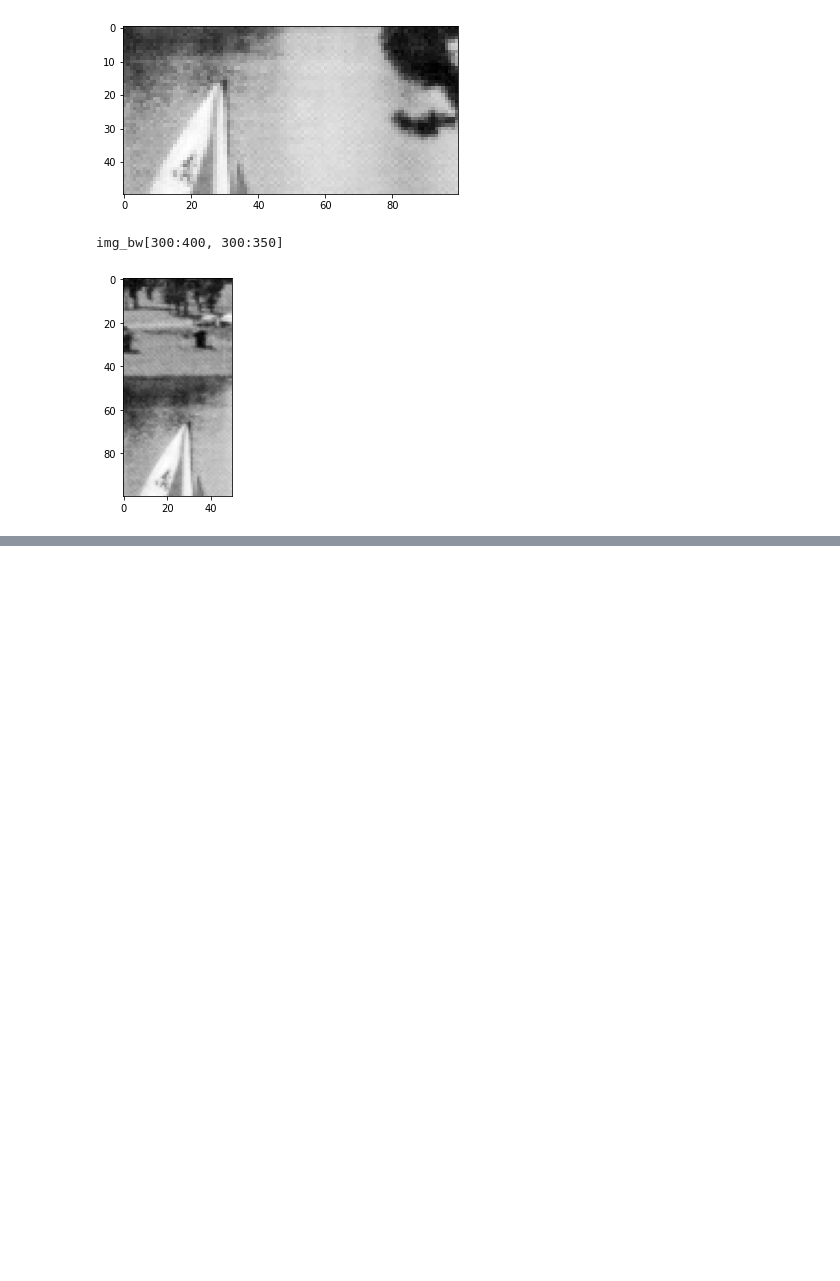
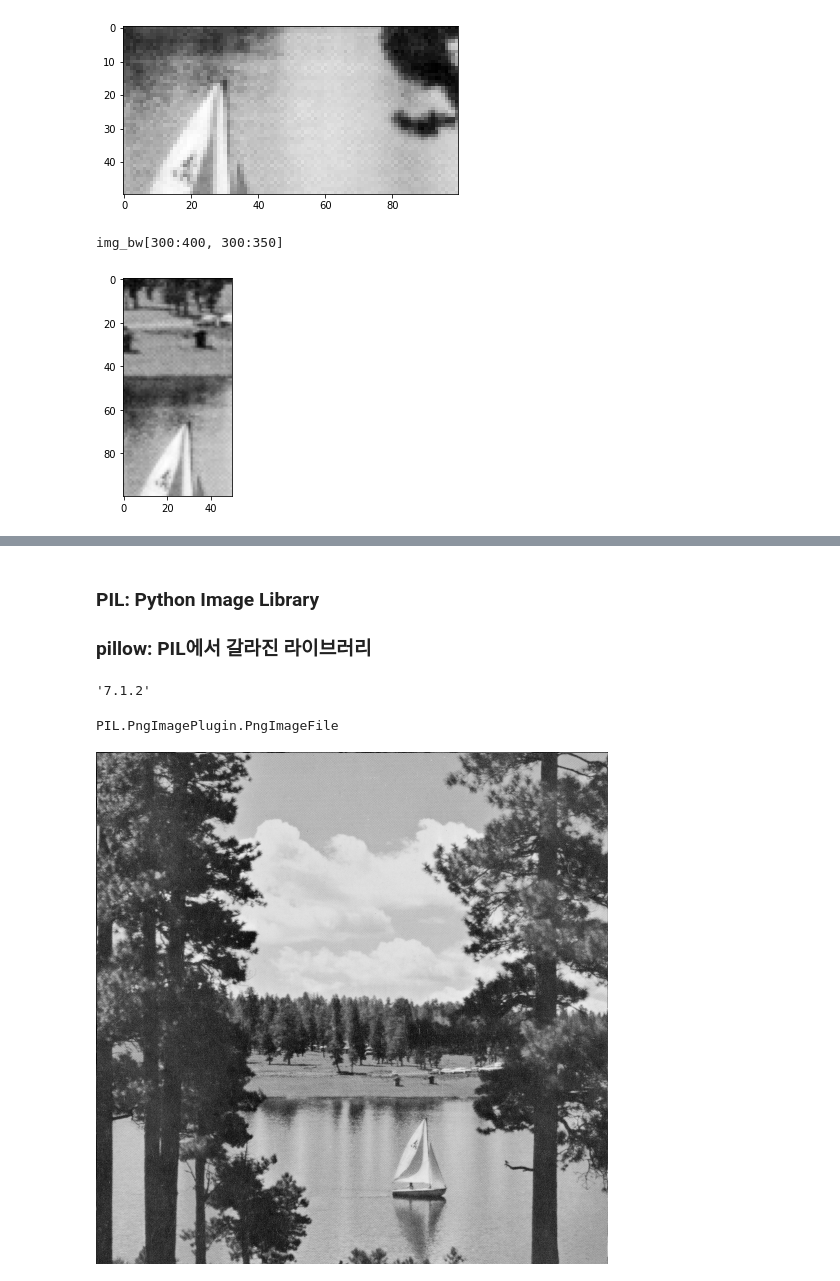
Before and after one commit to skimaza/colab_test, a Jupyter notebook: python_image_handling.ipynb, the cells around one changed output, grey strips where cells are left out. Cells and saved outputs as stored; diff of their text form; code cells hidden in the pictures; blank space fills up the shorter version.

```diff
--- a/python_image_handling.ipynb
+++ b/python_image_handling.ipynb
@@ -96,0 +97,3 @@ img_bw[300:400, 300:350]
+# %% [markdown]
+### PIL: Python Image Library
+### pillow: PIL에서 갈라진 라이브러리
@@ -96,0 +103,14 @@ img_bw[300:400, 300:350]
+# %%
+PIL.__version__
+# %% [output]
+'7.1.2'
+# %%
+img_pil = Image.open('drive/MyDrive/aSSIST/images/yacht_bw.png')
+# %%
+type(img_pil)
+# %% [output]
+PIL.PngImagePlugin.PngImageFile
+# %%
+img_pil
+# %% [output]
+[figure, added]
```
Also changed, not shown: parts of 10 cells of this notebook.
